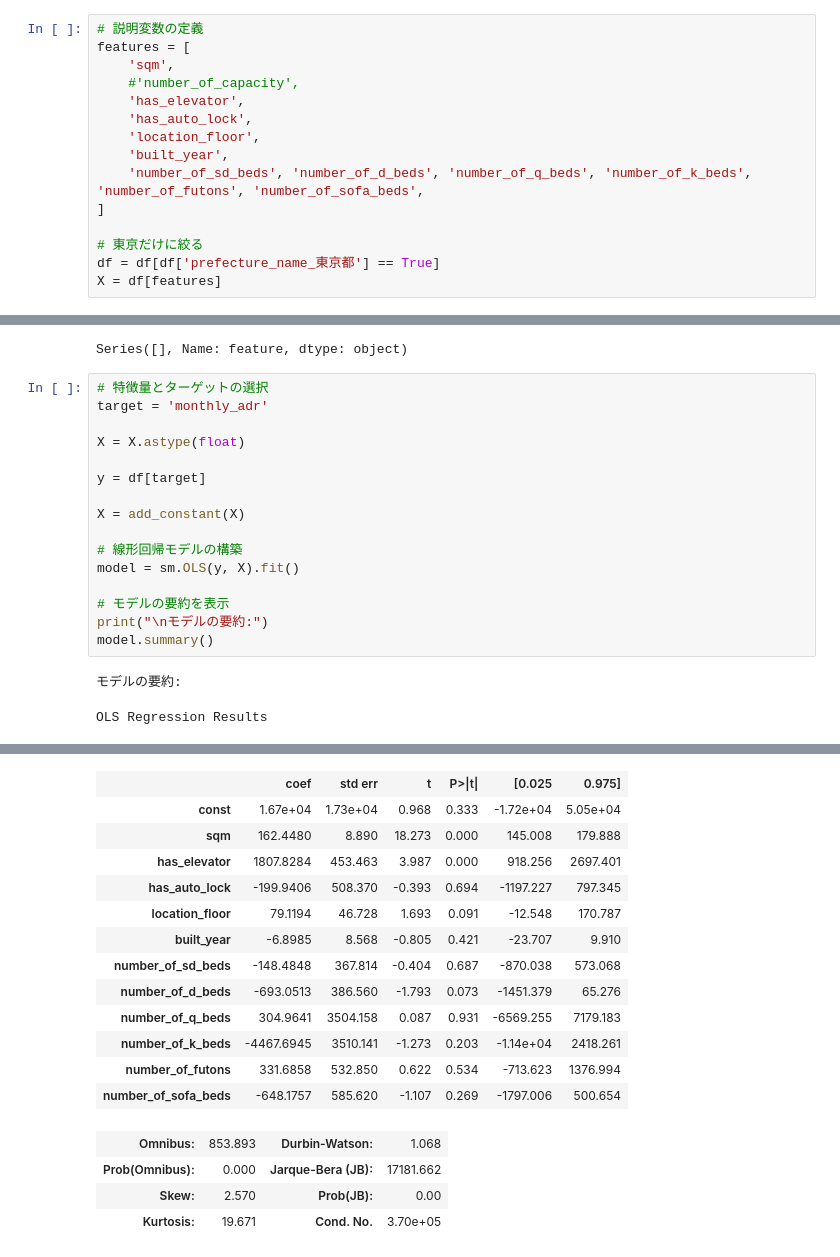
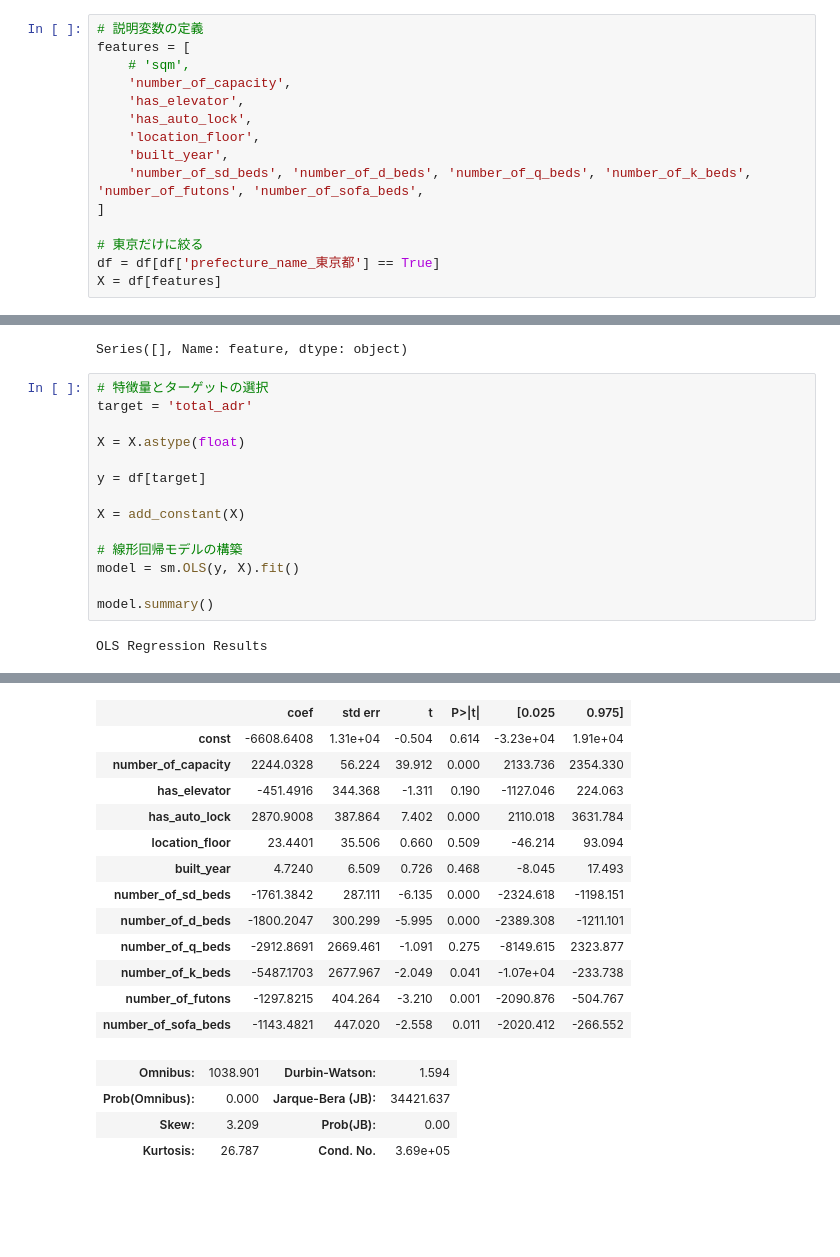
Before and after one commit to myuon/rm-listing-sales-analysis, a Jupyter notebook: analyze.ipynb, the cells around one changed output, grey strips where cells are left out. Drawn from its saved outputs; the diff is of its cells as text; blank space fills up the shorter version.

```diff
--- a/analyze.ipynb
+++ b/analyze.ipynb
@@ -153,8 +151,8 @@ df.describe()
 # %%
 # 説明変数の定義
 features = [
-    'sqm',
-    #'number_of_capacity',
+    # 'sqm',
+    'number_of_capacity',
     'has_elevator',
     'has_auto_lock',
     'location_floor',
@@ -221,7 +219,7 @@ VIFが10を超える変数:
 Series([], Name: feature, dtype: object)
 # %%
 # 特徴量とターゲットの選択
-target = 'monthly_adr'
+target = 'total_adr'
 
 X = X.astype(float)
 
@@ -232,9 +230,6 @@ X = add_constant(X)
 # 線形回帰モデルの構築
 model = sm.OLS(y, X).fit()
 
-# モデルの要約を表示
-print("\nモデルの要約:")
 model.summary()
 # %% [output]
-モデルの要約:
+OLS Regression Results
-OLS Regression Results
@@ -248,19 +243,19 @@ OLS Regression Results
 | Df Model: | 11 |  |  |
 | Covariance Type: | nonrobust |  |  |
 |  | coef | std err | t | P>|t| | [0.025 | 0.975] |
-| const | 1.67e+04 | 1.73e+04 | 0.968 | 0.333 | -1.72e+04 | 5.05e+04 |
-| sqm | 162.4480 | 8.890 | 18.273 | 0.000 | 145.008 | 179.888 |
-| has_elevator | 1807.8284 | 453.463 | 3.987 | 0.000 | 918.256 | 2697.401 |
-| has_auto_lock | -199.9406 | 508.370 | -0.393 | 0.694 | -1197.227 | 797.345 |
-| location_floor | 79.1194 | 46.728 | 1.693 | 0.091 | -12.548 | 170.787 |
-| built_year | -6.8985 | 8.568 | -0.805 | 0.421 | -23.707 | 9.910 |
-| number_of_sd_beds | -148.4848 | 367.814 | -0.404 | 0.687 | -870.038 | 573.068 |
-| number_of_d_beds | -693.0513 | 386.560 | -1.793 | 0.073 | -1451.379 | 65.276 |
-| number_of_q_beds | 304.9641 | 3504.158 | 0.087 | 0.931 | -6569.255 | 7179.183 |
-| number_of_k_beds | -4467.6945 | 3510.141 | -1.273 | 0.203 | -1.14e+04 | 2418.261 |
-| number_of_futons | 331.6858 | 532.850 | 0.622 | 0.534 | -713.623 | 1376.994 |
-| number_of_sofa_beds | -648.1757 | 585.620 | -1.107 | 0.269 | -1797.006 | 500.654 |
+| const | -6608.6408 | 1.31e+04 | -0.504 | 0.614 | -3.23e+04 | 1.91e+04 |
+| number_of_capacity | 2244.0328 | 56.224 | 39.912 | 0.000 | 2133.736 | 2354.330 |
+| has_elevator | -451.4916 | 344.368 | -1.311 | 0.190 | -1127.046 | 224.063 |
+| has_auto_lock | 2870.9008 | 387.864 | 7.402 | 0.000 | 2110.018 | 3631.784 |
+| location_floor | 23.4401 | 35.506 | 0.660 | 0.509 | -46.214 | 93.094 |
+| built_year | 4.7240 | 6.509 | 0.726 | 0.468 | -8.045 | 17.493 |
+| number_of_sd_beds | -1761.3842 | 287.111 | -6.135 | 0.000 | -2324.618 | -1198.151 |
+| number_of_d_beds | -1800.2047 | 300.299 | -5.995 | 0.000 | -2389.308 | -1211.101 |
+| number_of_q_beds | -2912.8691 | 2669.461 | -1.091 | 0.275 | -8149.615 | 2323.877 |
+| number_of_k_beds | -5487.1703 | 2677.967 | -2.049 | 0.041 | -1.07e+04 | -233.738 |
+| number_of_futons | -1297.8215 | 404.264 | -3.210 | 0.001 | -2090.876 | -504.767 |
+| number_of_sofa_beds | -1143.4821 | 447.020 | -2.558 | 0.011 | -2020.412 | -266.552 |
-| Omnibus: | 853.893 | Durbin-Watson: | 1.068 |
-| Prob(Omnibus): | 0.000 | Jarque-Bera (JB): | 17181.662 |
-| Skew: | 2.570 | Prob(JB): | 0.00 |
-| Kurtosis: | 19.671 | Cond. No. | 3.70e+05 |
+| Omnibus: | 1038.901 | Durbin-Watson: | 1.594 |
+| Prob(Omnibus): | 0.000 | Jarque-Bera (JB): | 34421.637 |
+| Skew: | 3.209 | Prob(JB): | 0.00 |
+| Kurtosis: | 26.787 | Cond. No. | 3.69e+05 |
```
Also changed, not shown: parts of 10 cells of this notebook, 1 other file.
